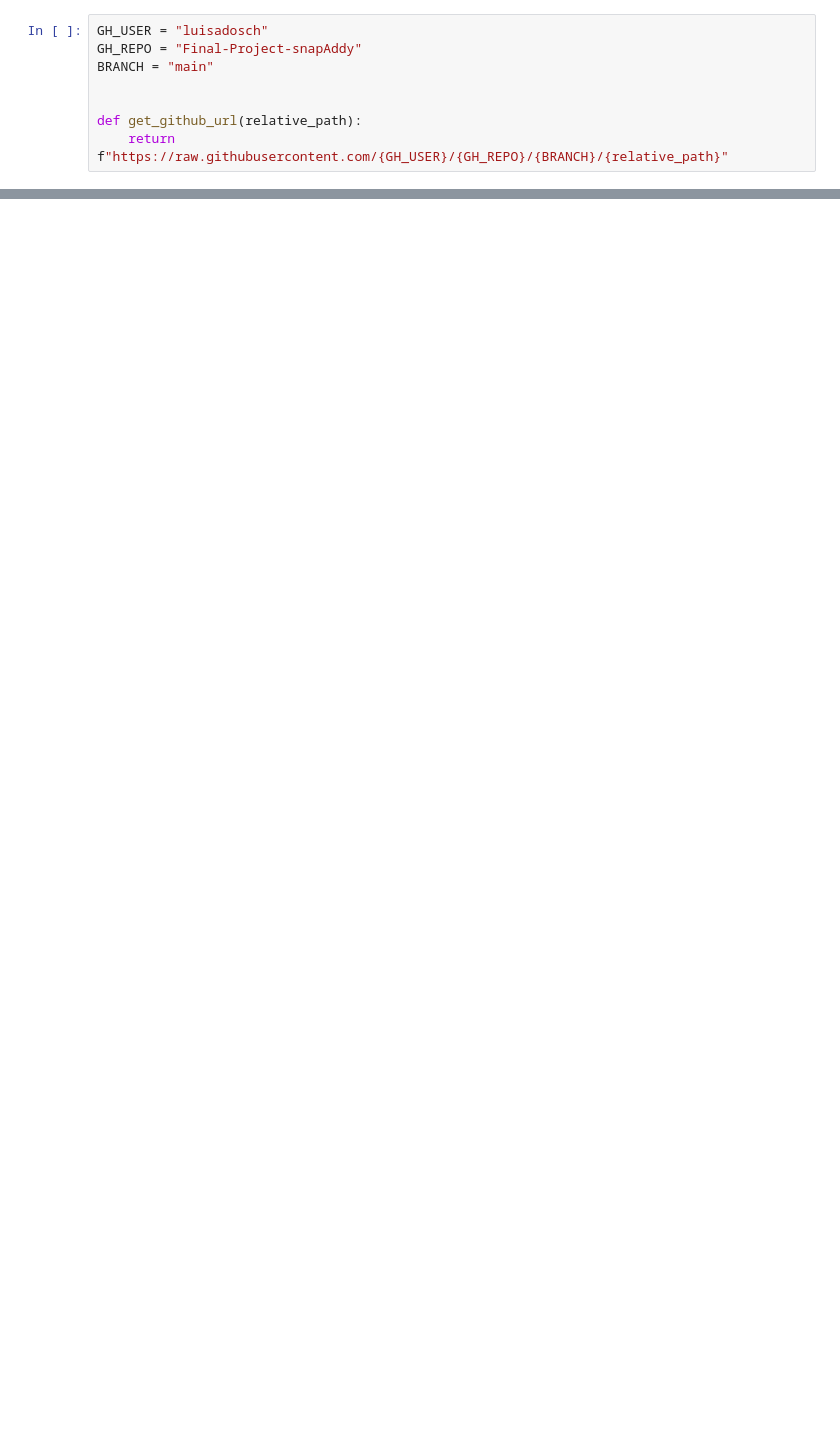
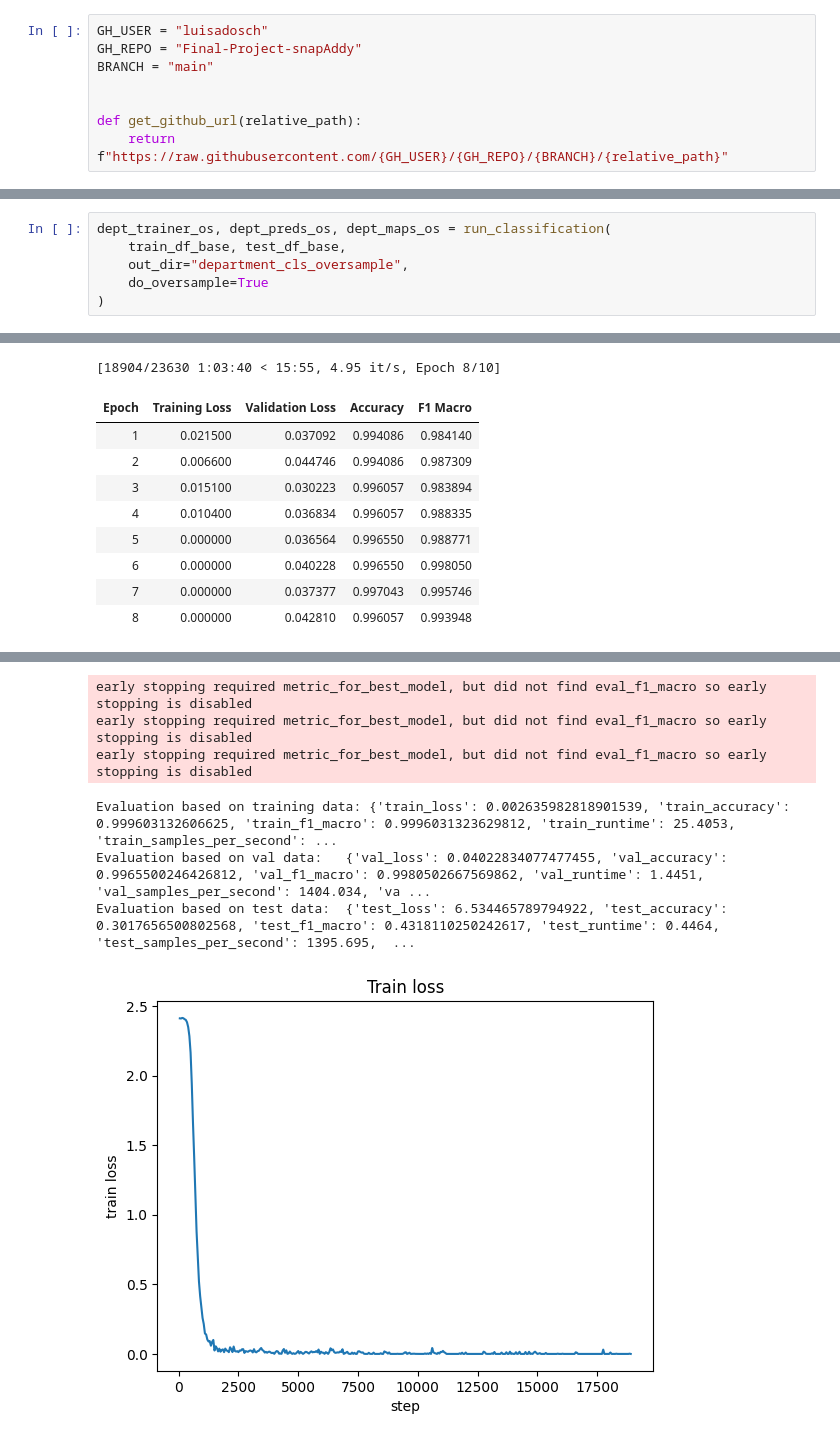
Before and after one commit to luisadosch/nlp-job-title-classification-benchmark-snapaddy, a Jupyter notebook: src/pretrained_classification.ipynb, the cells around one changed output, grey strips where cells are left out. Saved outputs shown, nothing was run; the diff lists cells and outputs as text; blank space fills up the shorter version.

```diff
--- a/src/pretrained_classification.ipynb
+++ b/src/pretrained_classification.ipynb
@@ -454,0 +333,7 @@ train_sub_df_up["label_id"] = train_sub_df_up["label"].map(label2id)
+# %%
+dept_trainer_os, dept_preds_os, dept_maps_os = run_classification(
+    train_df_base, test_df_base,
+    out_dir="department_cls_oversample",
+    do_oversample=True
+)
+# %% [output]
@@ -454,0 +344,10 @@ train_sub_df_up["label_id"] = train_sub_df_up["label"].map(label2id)
+[18904/23630 1:03:40 < 15:55, 4.95 it/s, Epoch 8/10]
+| Epoch | Training Loss | Validation Loss | Accuracy | F1 Macro |
+| 1 | 0.021500 | 0.037092 | 0.994086 | 0.984140 |
+| 2 | 0.006600 | 0.044746 | 0.994086 | 0.987309 |
+| 3 | 0.015100 | 0.030223 | 0.996057 | 0.983894 |
+| 4 | 0.010400 | 0.036834 | 0.996057 | 0.988335 |
+| 5 | 0.000000 | 0.036564 | 0.996550 | 0.988771 |
+| 6 | 0.000000 | 0.040228 | 0.996550 | 0.998050 |
+| 7 | 0.000000 | 0.037377 | 0.997043 | 0.995746 |
+| 8 | 0.000000 | 0.042810 | 0.996057 | 0.993948 |
@@ -454,0 +355,7 @@ train_sub_df_up["label_id"] = train_sub_df_up["label"].map(label2id)
+early stopping required metric_for_best_model, but did not find eval_f1_macro so early stopping is disabled
+early stopping required metric_for_best_model, but did not find eval_f1_macro so early stopping is disabled
+early stopping required metric_for_best_model, but did not find eval_f1_macro so early stopping is disabled
+Evaluation based on training data: {'train_loss': 0.002635982818901539, 'train_accuracy': 0.999603132606625, 'train_f1_macro': 0.9996031323629812, 'train_runtime': 25.4053, 'train_samples_per_second': ...
+Evaluation based on val data:   {'val_loss': 0.04022834077477455, 'val_accuracy': 0.9965500246426812, 'val_f1_macro': 0.9980502667569862, 'val_runtime': 1.4451, 'val_samples_per_second': 1404.034, 'va ...
+Evaluation based on test data:  {'test_loss': 6.534465789794922, 'test_accuracy': 0.3017656500802568, 'test_f1_macro': 0.4318110250242617, 'test_runtime': 0.4464, 'test_samples_per_second': 1395.695,  ...
+[figure, added]
```
Also changed, not shown: parts of 75 cells of this notebook.
